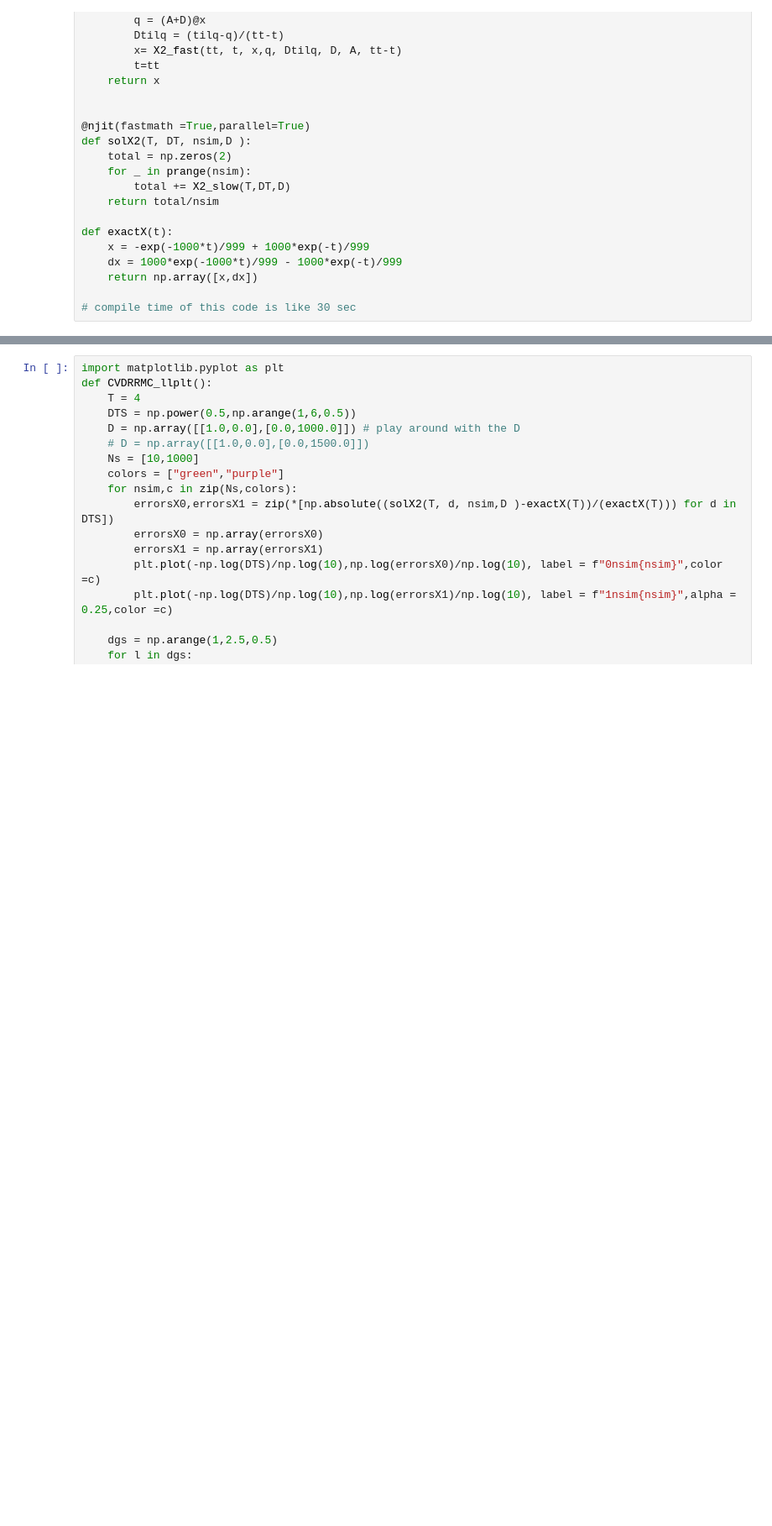
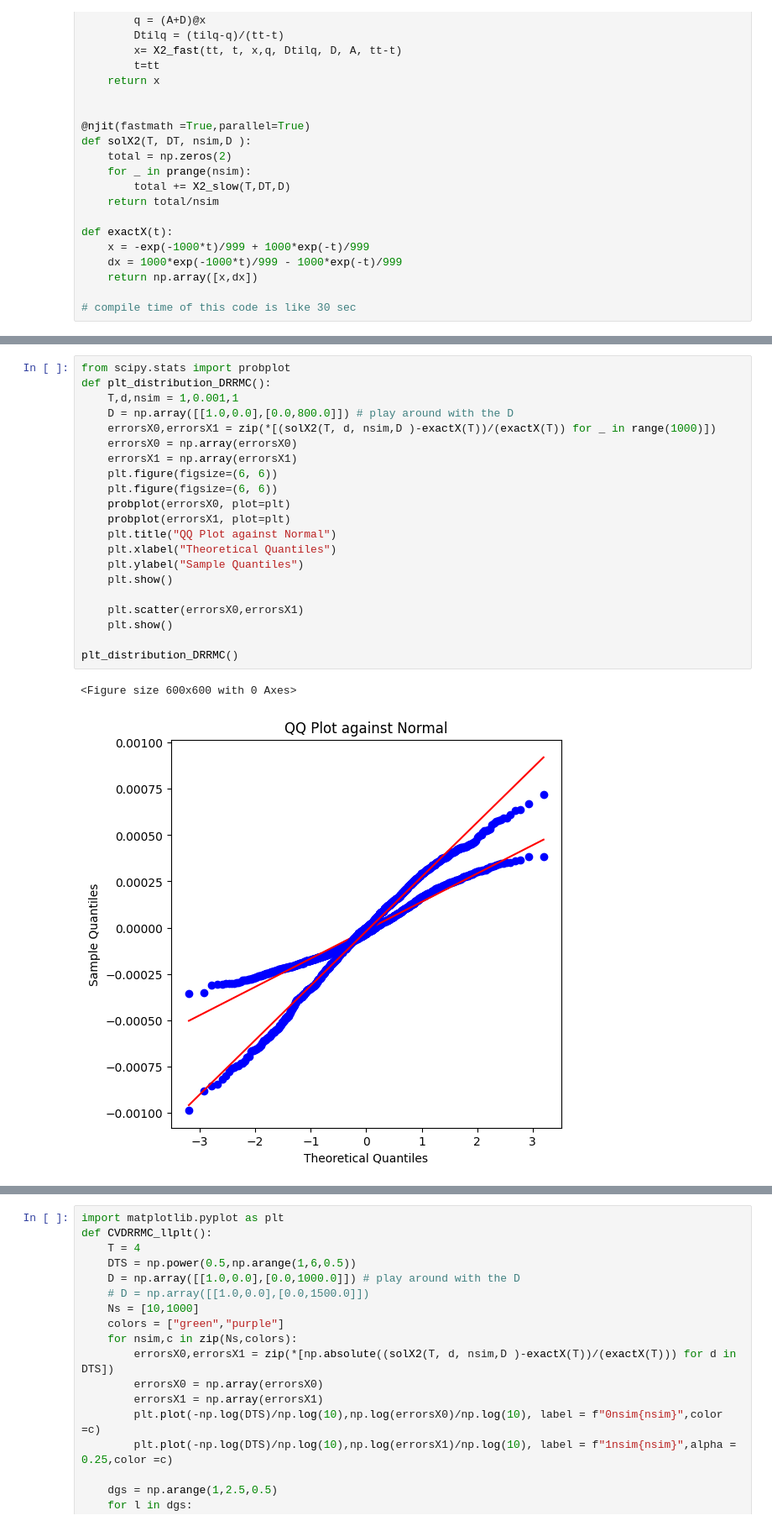
Before and after one commit to ISIPINK/masterthesis_MC_linear_ODEs, a Jupyter notebook: experiments/period4.ipynb, the cells around one changed output, grey strips where cells are left out. Shown: that part at 84% size. Cells and saved outputs as stored; diff of their text form; blank space fills up the shorter version.

```diff
--- a/experiments/period4.ipynb
+++ b/experiments/period4.ipynb
@@ -625,0 +641,24 @@ DT, nsim = 0.005, 1, %error = [-0.00085007  0.00311633]
+# %%
+from scipy.stats import probplot
+def plt_distribution_DRRMC():
+    T,d,nsim = 1,0.001,1
+    D = np.array([[1.0,0.0],[0.0,800.0]]) # play around with the D
+    errorsX0,errorsX1 = zip(*[(solX2(T, d, nsim,D )-exactX(T))/(exactX(T)) for _ in range(1000)])
+    errorsX0 = np.array(errorsX0)
+    errorsX1 = np.array(errorsX1)
+    plt.figure(figsize=(6, 6))
+    plt.figure(figsize=(6, 6))
+    probplot(errorsX0, plot=plt)
+    probplot(errorsX1, plot=plt)
+    plt.title("QQ Plot against Normal")
+    plt.xlabel("Theoretical Quantiles")
+    plt.ylabel("Sample Quantiles")
+    plt.show()
+
+    plt.scatter(errorsX0,errorsX1)
+    plt.show()
+
+plt_distribution_DRRMC()
+# %% [output]
+<Figure size 600x600 with 0 Axes>
+[figure, added]
```
Also changed, not shown: parts of 4 cells of this notebook, 4 other files.
